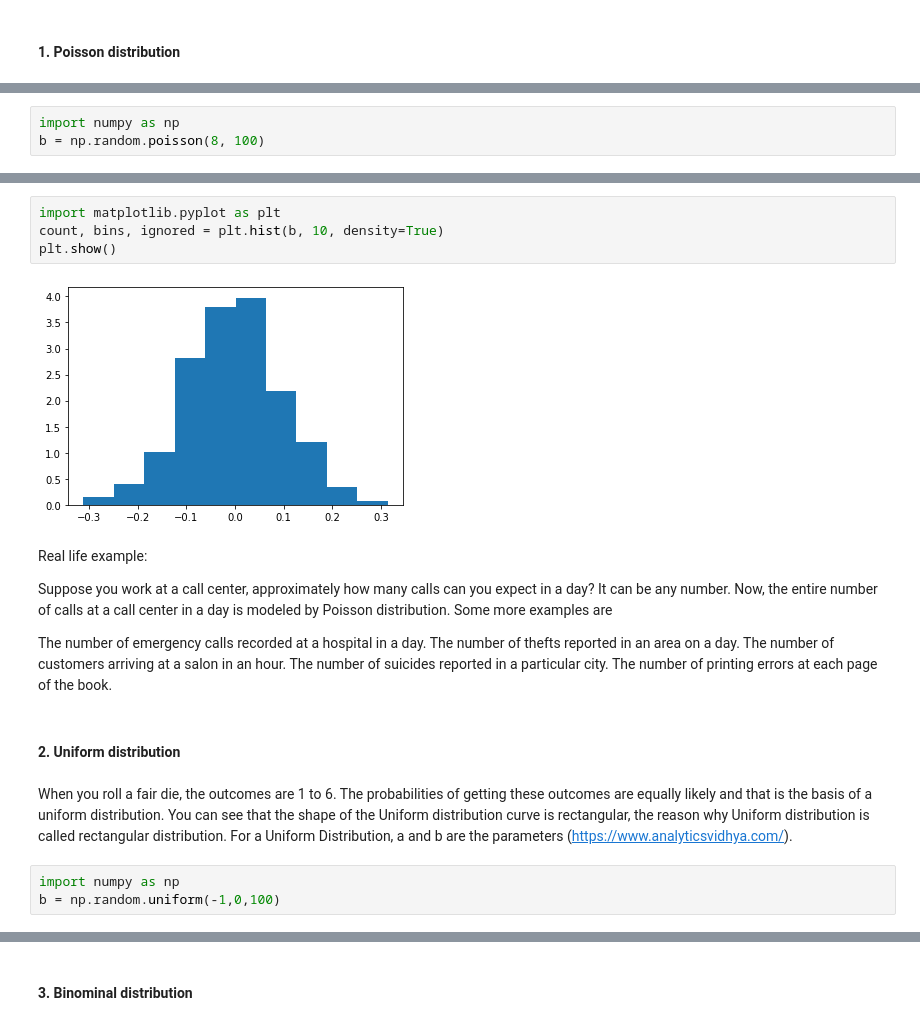
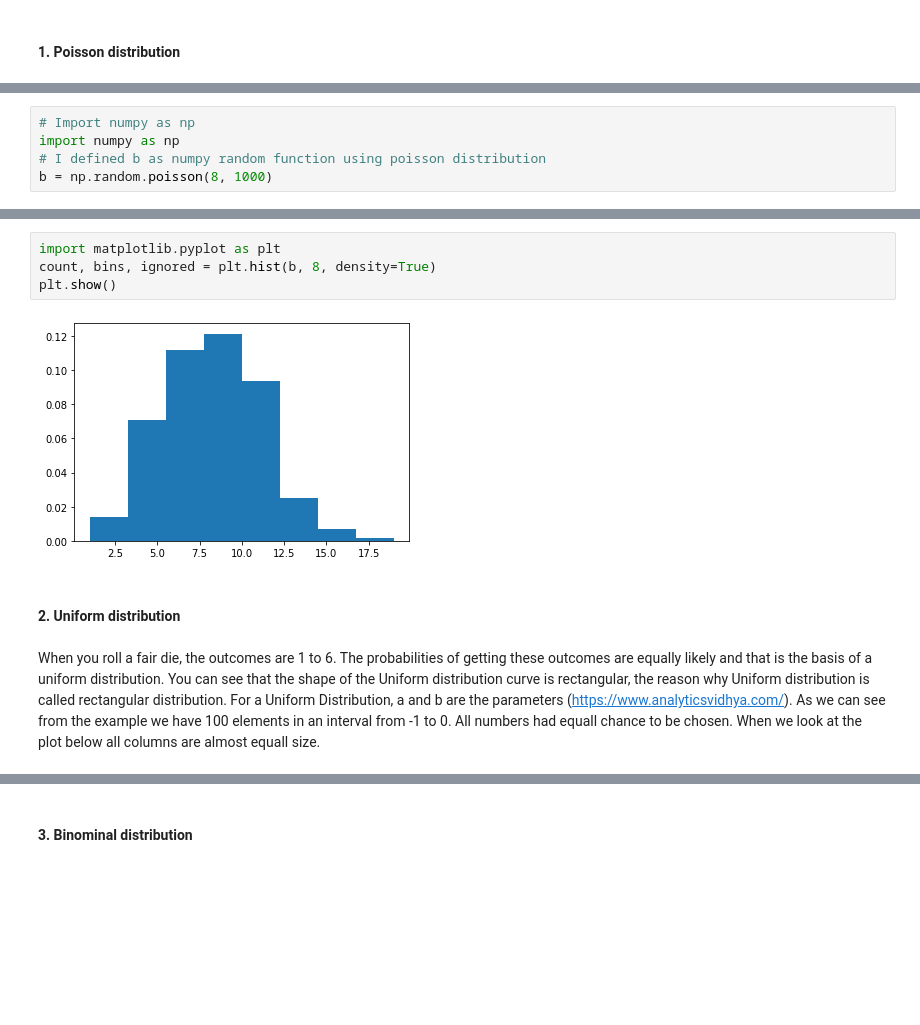
Before and after one commit to doriszd/numpy-random_new, a Jupyter notebook: Programming for Data Analysis - Assignment 2019.ipynb, the cells around one changed output, grey strips where cells are left out. Drawn from its saved outputs; the diff is of its cells as text; blank space fills up the shorter version.

```diff
--- a/Programming for Data Analysis - Assignment 2019.ipynb
+++ b/Programming for Data Analysis - Assignment 2019.ipynb
@@ -349,6 +389,8 @@ https://www.onlinemathlearning.com/poisson-distribution.html
 # %%
+# Import numpy as np
 import numpy as np
-b = np.random.poisson(8, 100)
+# I defined b as numpy random function using poisson distribution
+b = np.random.poisson(8, 1000)
 # %%
 b
 # %% [output]
@@ -361,23 +414,10 @@ array([ 7,  5,  6,  9,  6,  8,  7,  9,  4,  5,  5, 10,  8,  6,  8,  7, 11,
 # %%
 import matplotlib.pyplot as plt
-count, bins, ignored = plt.hist(b, 10, density=True)
+count, bins, ignored = plt.hist(b, 8, density=True)
 plt.show()
 # %% [output]
-[figure, old version]
+[figure, new version]
-# %% [markdown]
-Real life example:
-
-Suppose you work at a call center, approximately how many calls can you expect in a day? It can be any number. Now, the entire number of calls at a call center in a day is modeled by Poisson distribution. Some more examples are
-
-The number of emergency calls recorded at a hospital in a day.
-The number of thefts reported in an area on a day.
-The number of customers arriving at a salon in an hour.
-The number of suicides reported in a particular city.
-The number of printing errors at each page of the book.
 # %% [markdown]
 #### 2. Uniform distribution
 # %% [markdown]
-When you roll a fair die, the outcomes are 1 to 6. The probabilities of getting these outcomes are equally likely and that is the basis of a uniform distribution. You can see that the shape of the Uniform distribution curve is rectangular, the reason why Uniform distribution is called rectangular distribution. For a Uniform Distribution, a and b are the parameters (https://www.analyticsvidhya.com/).
+When you roll a fair die, the outcomes are 1 to 6. The probabilities of getting these outcomes are equally likely and that is the basis of a uniform distribution. You can see that the shape of the Uniform distribution curve is rectangular, the reason why Uniform distribution is called rectangular distribution. For a Uniform Distribution, a and b are the parameters (https://www.analyticsvidhya.com/). As we can see from the example we have 100 elements in an interval from -1 to 0. All numbers had equall chance to be chosen. When we look at the plot below all columns are almost equall size.
-# %%
-import numpy as np
-b = np.random.uniform(-1,0,100)
```
Also changed, not shown: parts of 26 cells of this notebook, 1 other file.
